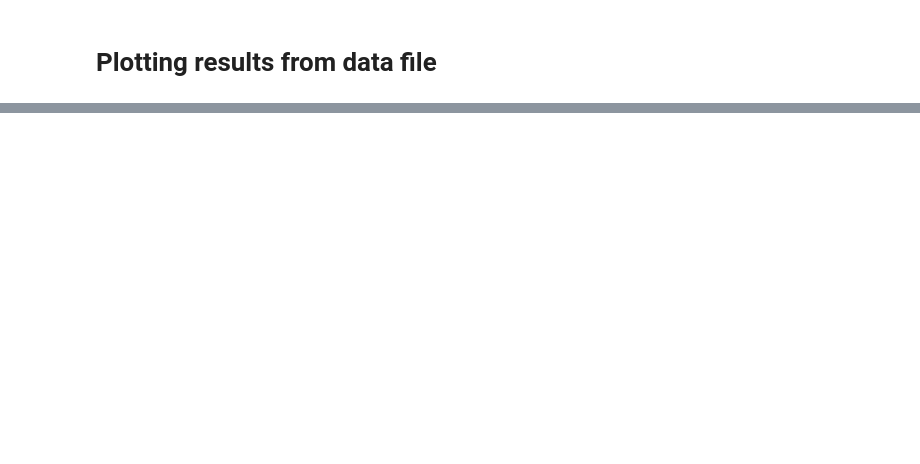
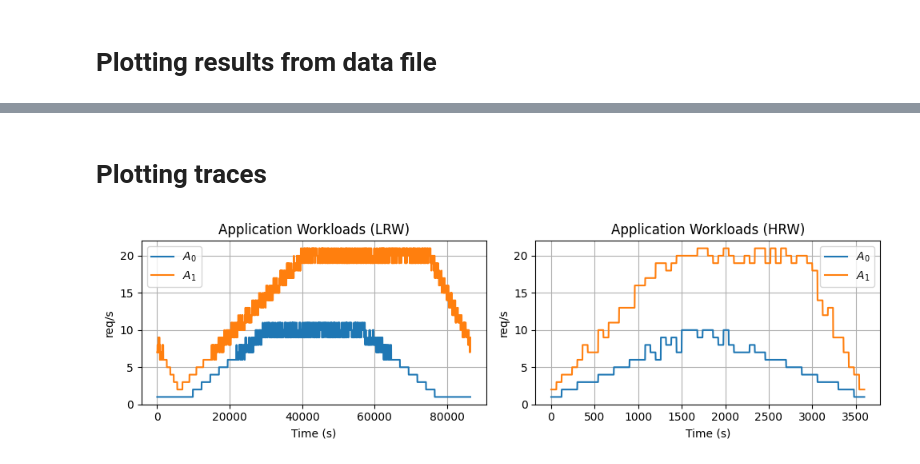
Before and after one commit to asi-uniovi/ascal, a Jupyter notebook: examples/pub1/pub1_new.ipynb, the cells around one changed output, grey strips where cells are left out. Saved outputs shown, nothing was run; the diff lists cells and outputs as text; code cells hidden in the pictures; blank space fills up the shorter version.

Commit message:
Workload plots added

```diff
--- a/examples/pub1/pub1_new.ipynb
+++ b/examples/pub1/pub1_new.ipynb
@@ -209,7 +209,7 @@ def plot_experiment(df, experiment, duration, metric, app_label="Application", i
         ax.plot(df_app['time'], df_app['value'], label=app_name)
 
     display_metric = metric.upper() if metric == "qwt" else metric.capitalize()
-    display_duration = "HRV" if duration == "1h" else "LRW"
+    display_duration = "HRW" if duration == "1h" else "LRW"
     # Añadir títulos y etiquetas
     ax.set_title(f'{app_label} {display_metric} for experiment {experiment_acronyms[experiment]} ({display_duration})')
     ax.set_xlabel('Time (s)')
@@ -272,3 +274,32 @@ Mixed horizontal and reactive history-unaware autoscaling
 Mixed horizontal and predictive history-unaware autoscaling
 
 ![](plot_hpa_ca_fcma_predictive_1day.png) ![](plot_hpa_ca_fcma_predictive_1h.png)
+# %% [markdown]
+# Plotting traces
+# %%
+def plot_trace(df, ax=None, title="Trace"):
+    if ax is None:
+        fig, axs = plt.subplots(figsize=(10, 4))
+        ax = axs
+
+    df.plot(ax=ax)
+    ax.set_title(title)
+    ax.legend()
+    ax.grid(True)
+    ax.set_xlabel('Time (s)')
+    ax.set_ylabel('req/s')
+    return ax
+# %%
+fig, axs = plt.subplots(1, 2, figsize=(10,3))
+for experiment, ax in zip(["", "_1h"], axs):
+    config_file = f"config_hpa_ca{experiment}.yaml"
+    ascal_config = AscalConfig.get_from_config_yaml(config_file, aws_eu_west_1_c5m5r5.c5_m5_r5_fm)
+    ascal_problem = Ascal(ascal_config, log=log_file)
+    wl = ascal_problem.get_workloads()
+    df = pd.DataFrame(wl)
+    pace = "LRW" if experiment == "" else "HRW"
+    plot_trace(df, ax=ax, title=f"Application Workloads ({pace})")
+plt.tight_layout()
+plt.savefig('workloads.png')
+# %% [output]
+[figure, added]
```
Also changed, not shown: parts of 1 cell of this notebook, 8 other files.
